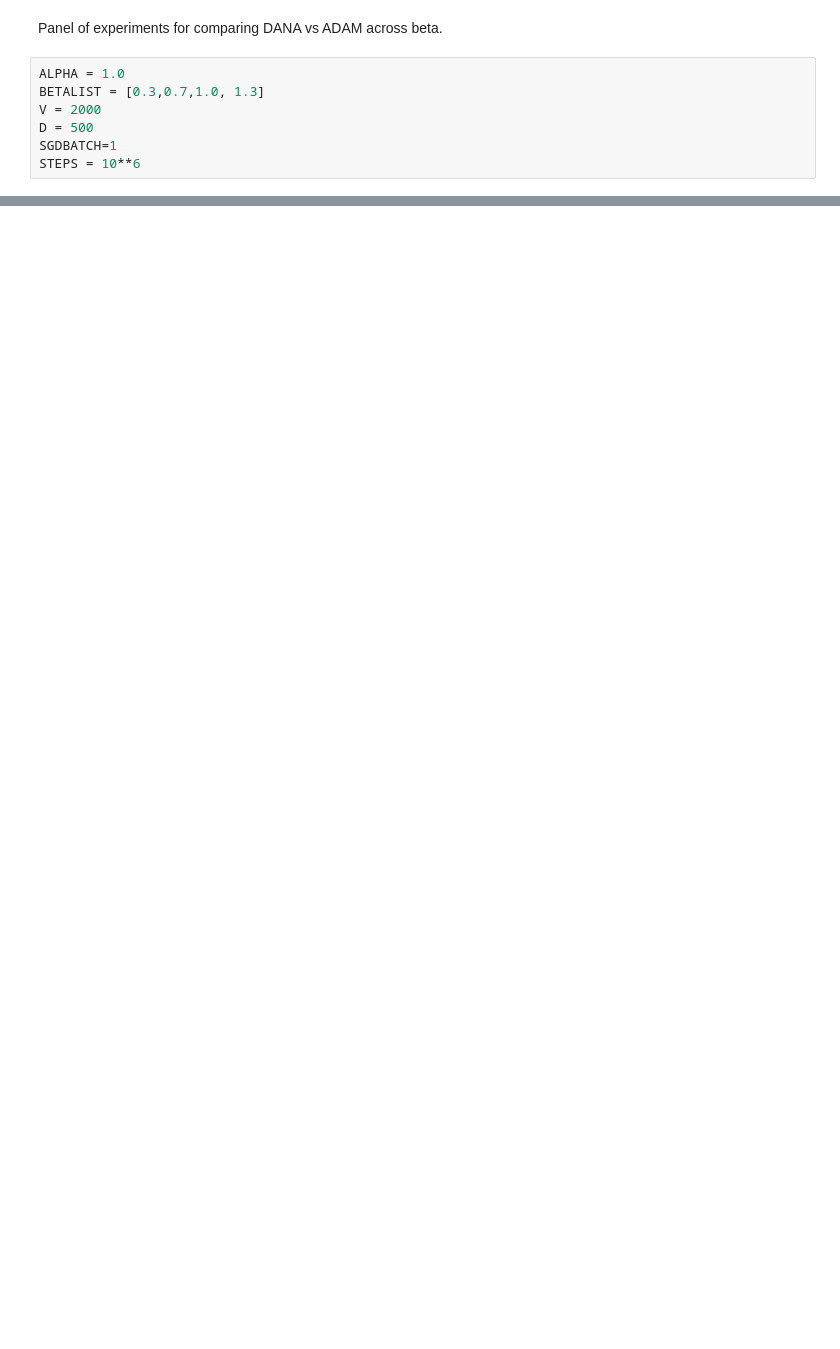
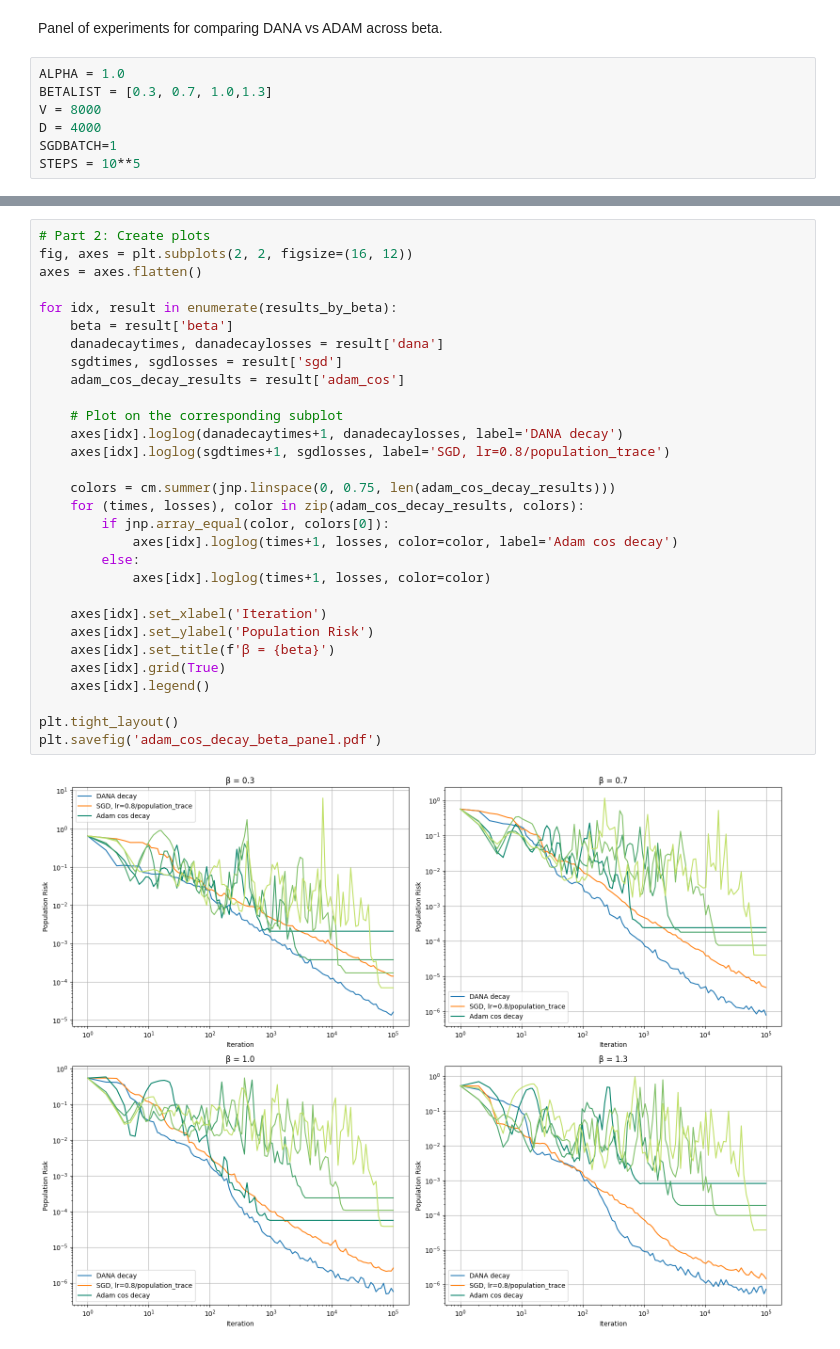
Before and after one commit to LosVolterrosHermanos/Experimental, a Jupyter notebook: colabs/PLRF-JAX-comparison.ipynb, the cells around one changed output, grey strips where cells are left out. Drawn from its saved outputs; the diff is of its cells as text; blank space fills up the shorter version.

```diff
--- a/colabs/PLRF-JAX-comparison.ipynb
+++ b/colabs/PLRF-JAX-comparison.ipynb
@@ -182,8 +192,8 @@ plt.savefig('adam_cos_decay.pdf')
 Panel of experiments for comparing DANA vs ADAM across beta.
 # %%
 ALPHA = 1.0
-BETALIST = [0.3,0.7,1.0, 1.3]
-V = 2000
-D = 500
+BETALIST = [0.3, 0.7, 1.0,1.3]
+V = 8000
+D = 4000
 SGDBATCH=1
-STEPS = 10**6
+STEPS = 10**5
@@ -189,0 +262,32 @@ STEPS = 10**6
+# %%
+# Part 2: Create plots
+fig, axes = plt.subplots(2, 2, figsize=(16, 12))
+axes = axes.flatten()
+
+for idx, result in enumerate(results_by_beta):
+    beta = result['beta']
+    danadecaytimes, danadecaylosses = result['dana']
+    sgdtimes, sgdlosses = result['sgd']
+    adam_cos_decay_results = result['adam_cos']
+
+    # Plot on the corresponding subplot
+    axes[idx].loglog(danadecaytimes+1, danadecaylosses, label='DANA decay')
+    axes[idx].loglog(sgdtimes+1, sgdlosses, label='SGD, lr=0.8/population_trace')
+
+    colors = cm.summer(jnp.linspace(0, 0.75, len(adam_cos_decay_results)))
+    for (times, losses), color in zip(adam_cos_decay_results, colors):
+        if jnp.array_equal(color, colors[0]):
+            axes[idx].loglog(times+1, losses, color=color, label='Adam cos decay')
+        else:
+            axes[idx].loglog(times+1, losses, color=color)
+
+    axes[idx].set_xlabel('Iteration')
+    axes[idx].set_ylabel('Population Risk')
+    axes[idx].set_title(f'β = {beta}')
+    axes[idx].grid(True)
+    axes[idx].legend()
+
+plt.tight_layout()
+plt.savefig('adam_cos_decay_beta_panel.pdf')
+# %% [output]
+[figure, added]
```
Also changed, not shown: parts of 12 cells of this notebook.
